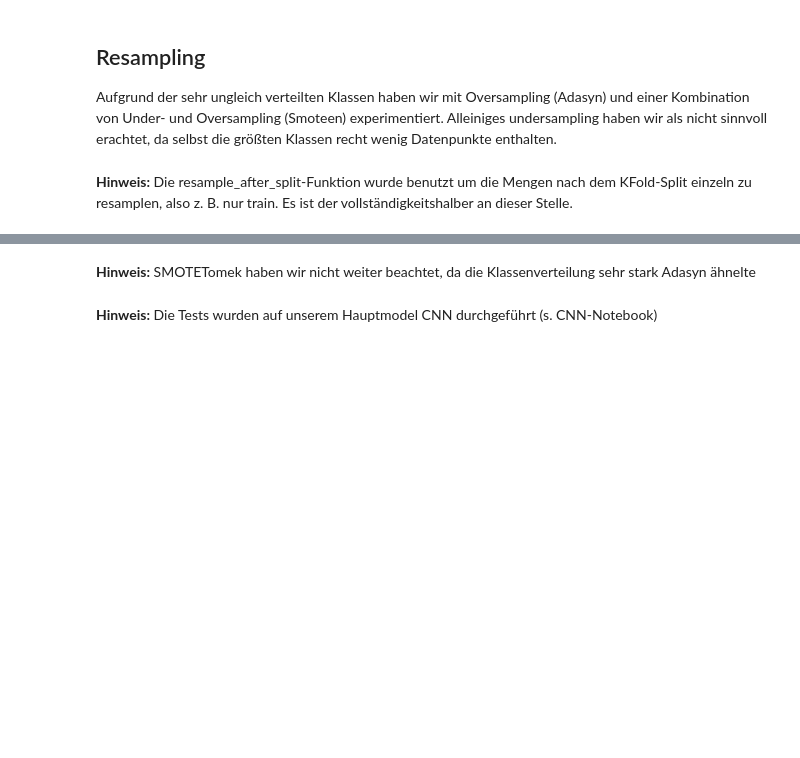
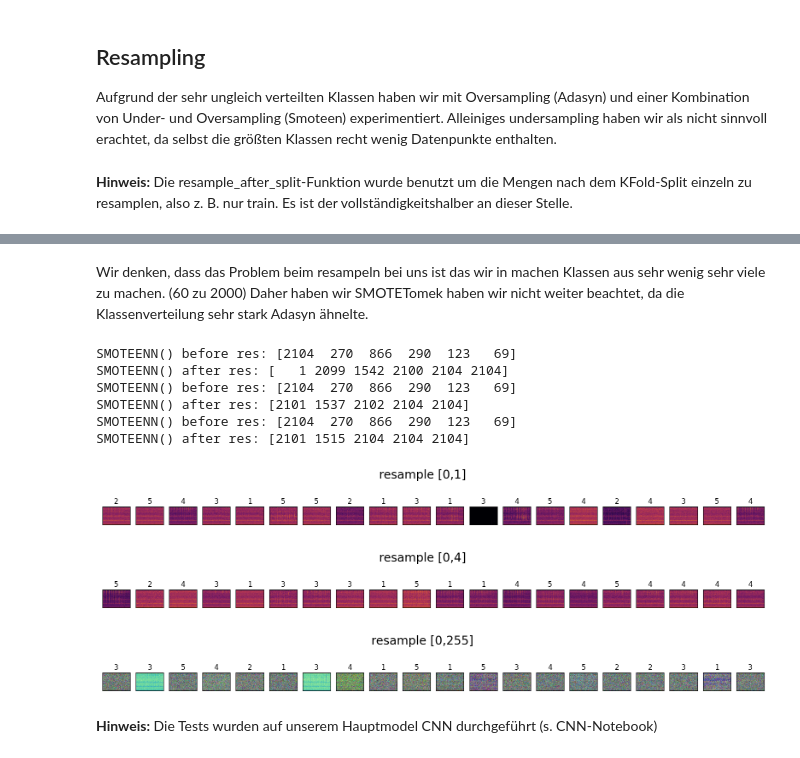
Before and after one commit to amarcelq/ml_project, a Jupyter notebook: data_prep.ipynb, the cells around one changed output, grey strips where cells are left out. Cells and saved outputs as stored; diff of their text form; code cells hidden in the pictures; blank space fills up the shorter version.

```diff
--- a/data_prep.ipynb
+++ b/data_prep.ipynb
@@ -355,2 +416,2 @@ X_adasyn, y_adasyn = resample(adasyn)
 # %% [markdown]
-**Hinweis:** SMOTETomek haben wir nicht weiter beachtet, da die Klassenverteilung sehr stark Adasyn ähnelte
+Wir denken, dass das Problem beim resampeln bei uns ist das wir in machen Klassen aus sehr wenig sehr viele zu machen. (60 zu 2000) Daher haben wir SMOTETomek haben wir nicht weiter beachtet, da die Klassenverteilung sehr stark Adasyn ähnelte.
@@ -357,10 +423,26 @@ X_adasyn, y_adasyn = resample(adasyn)
 # %%
-%%script false --no-raise-error
 # under- und oversampling
 somteenn = SMOTEENN()
-X_somteenn, y_somteenn = resample(somteenn)
-smotetomek = SMOTETomek()
-X_smotetomek, y_smotetomek = resample(smotetomek)
+print_pictures(X, y, title="orginal")
+# range [0,1]
+X_somteenn_0_1, y_somteenn_0_1, synthetic_indices_0_1 = resample(somteenn, return_syn_indezes=True)
+print_pictures(X_somteenn_0_1[synthetic_indices_0_1], y_somteenn_0_1, title="resample [0,1]")
+# range [0,4]
+X_somteenn_0_4, y_somteenn_0_4, synthetic_indices_0_4 = resample(somteenn, return_syn_indezes=True)
+print_pictures(X_somteenn_0_4[synthetic_indices_0_4], y_somteenn_0_4, title="resample [0,4]")
+# range [0,255]
+X_somteenn_0_255, y_somteenn_0_255, synthetic_indices_0_255 = resample(somteenn, return_syn_indezes=True, value_range_end=255)
+print_pictures(X_somteenn_0_255[synthetic_indices_0_255], y_somteenn_0_255, title="resample [0,255]")
+# %% [output]
+SMOTEENN() before res: [2104  270  866  290  123   69]
+SMOTEENN() after res: [   1 2099 1542 2100 2104 2104]
+SMOTEENN() before res: [2104  270  866  290  123   69]
+SMOTEENN() after res: [2101 1537 2102 2104 2104]
+SMOTEENN() before res: [2104  270  866  290  123   69]
+SMOTEENN() after res: [2101 1515 2104 2104 2104]
+[figure, added]
+[figure, added]
+[figure, added]
 # %% [markdown]
 **Hinweis:** Die Tests wurden auf unserem Hauptmodel CNN durchgeführt (s. CNN-Notebook)
 # %% [markdown]
```
Also changed, not shown: parts of 15 cells of this notebook, 2 other files.
